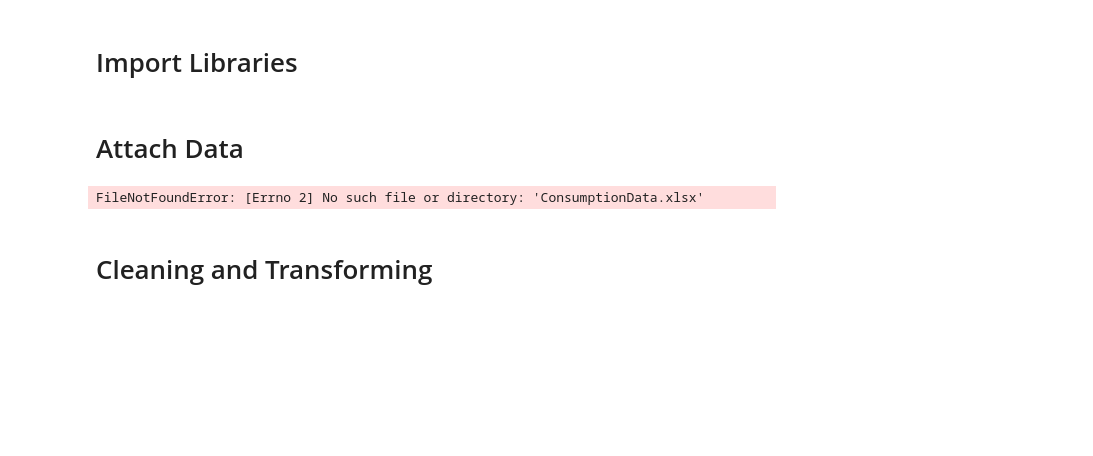
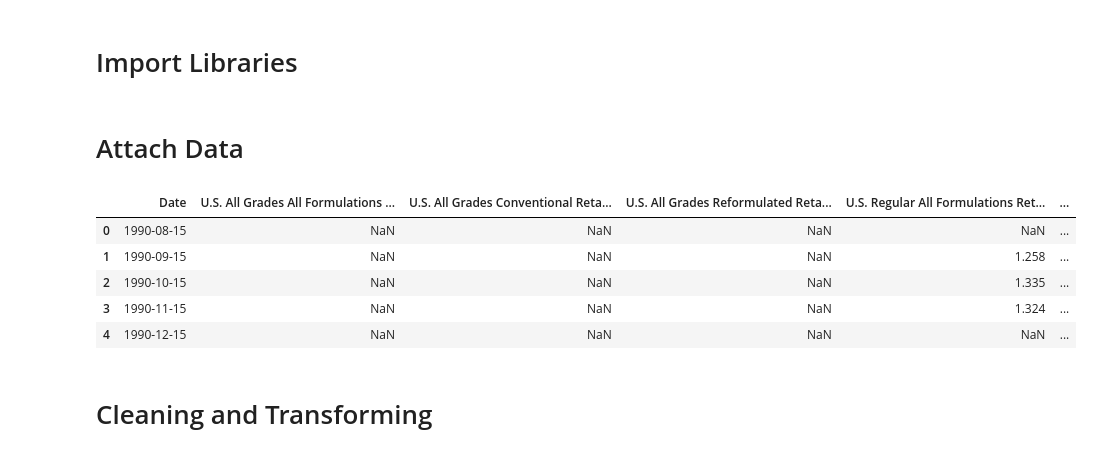
Before and after one commit to nikolasleeb/INFO523_FinalProject, a Jupyter notebook: FuelPrices/FuelPrices.ipynb, the cells around one changed output. Saved outputs shown, nothing was run; the diff lists cells and outputs as text; code cells hidden in the pictures; blank space fills up the shorter version.

Commit message:
finished fuel prices, added export to registrations

```diff
--- a/FuelPrices/FuelPrices.ipynb
+++ b/FuelPrices/FuelPrices.ipynb
@@ -19,26 +19,31 @@ import glob, os
 # %%
 '''Connects to Google Drive to load in data'''
 
 '''
 # Connect to and mount Google Drive
 from google.colab import drive
 drive.mount('/content/drive')
 
 # Find the dataset in google drive and assign path to variable called 'Match'
 matches = glob.glob('/content/drive/MyDrive/**/MonthlyRetailPrices.xlsx', recursive=True)
 print("Found paths:", matches)
 
 # Using 'Match' load in the dataset using the path and skip the first 2 rows
 path = matches[0]
 prices = pd.read_excel(path, engine='openpyxl', skiprows=2)
 prices.head()
 '''
 
 # '''
 # Load dataset from local file for demonstration purposes
-consumption = pd.read_excel('ConsumptionData.xlsx', engine='openpyxl')
-consumption.head()
+prices = pd.read_excel('MonthlyRetailPrices.xlsx', engine='openpyxl', skiprows=2)
+prices.head()
 # '''
 # %% [output]
-FileNotFoundError: [Errno 2] No such file or directory: 'ConsumptionData.xlsx'
+|  | Date | U.S. All Grades All Formulations ... | U.S. All Grades Conventional Reta... | U.S. All Grades Reformulated Reta... | U.S. Regular All Formulations Ret... | ... |
+| 0 | 1990-08-15 | NaN | NaN | NaN | NaN | ... |
+| 1 | 1990-09-15 | NaN | NaN | NaN | 1.258 | ... |
+| 2 | 1990-10-15 | NaN | NaN | NaN | 1.335 | ... |
+| 3 | 1990-11-15 | NaN | NaN | NaN | 1.324 | ... |
+| 4 | 1990-12-15 | NaN | NaN | NaN | NaN | ... |
 # %%
```
Also changed, not shown: parts of 8 cells of this notebook, 5 other files.
